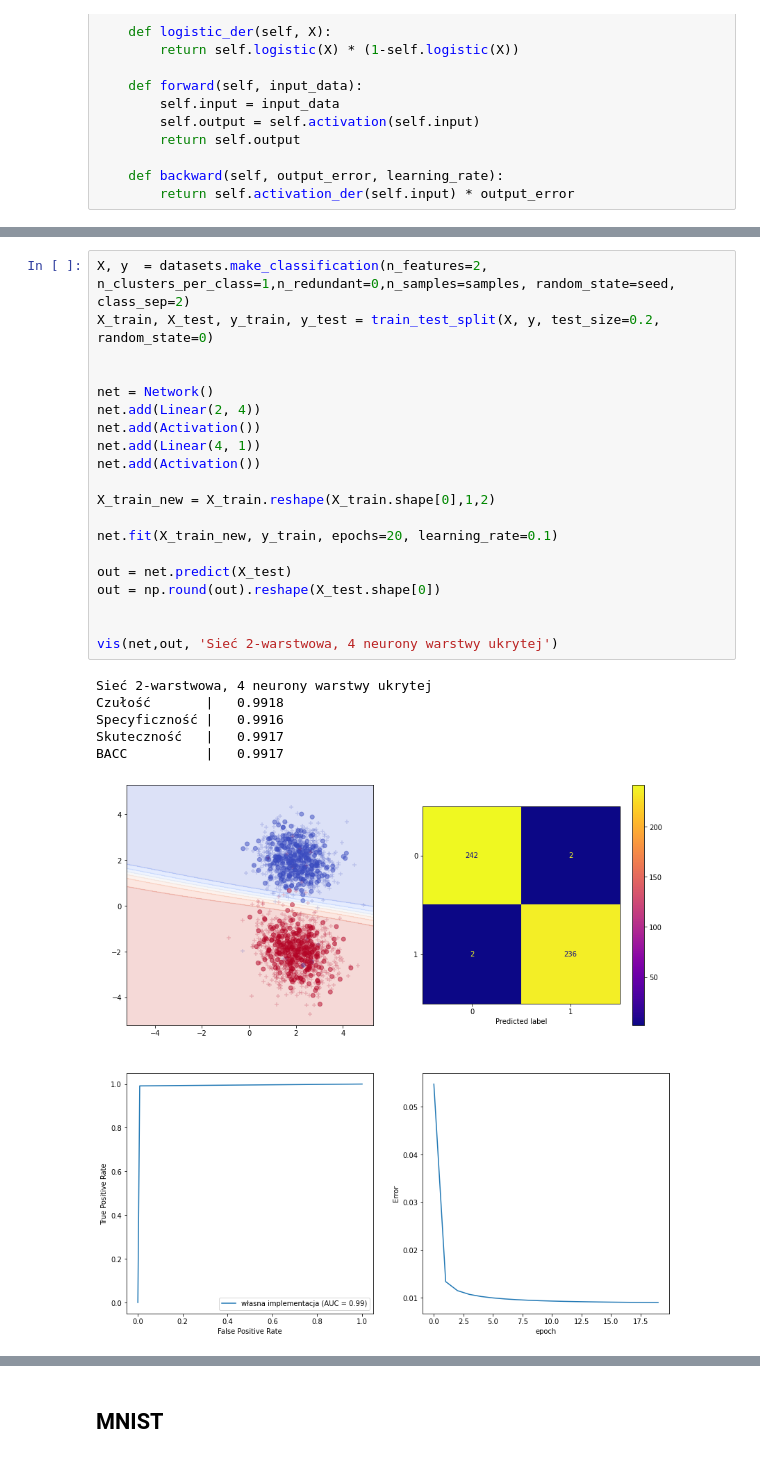
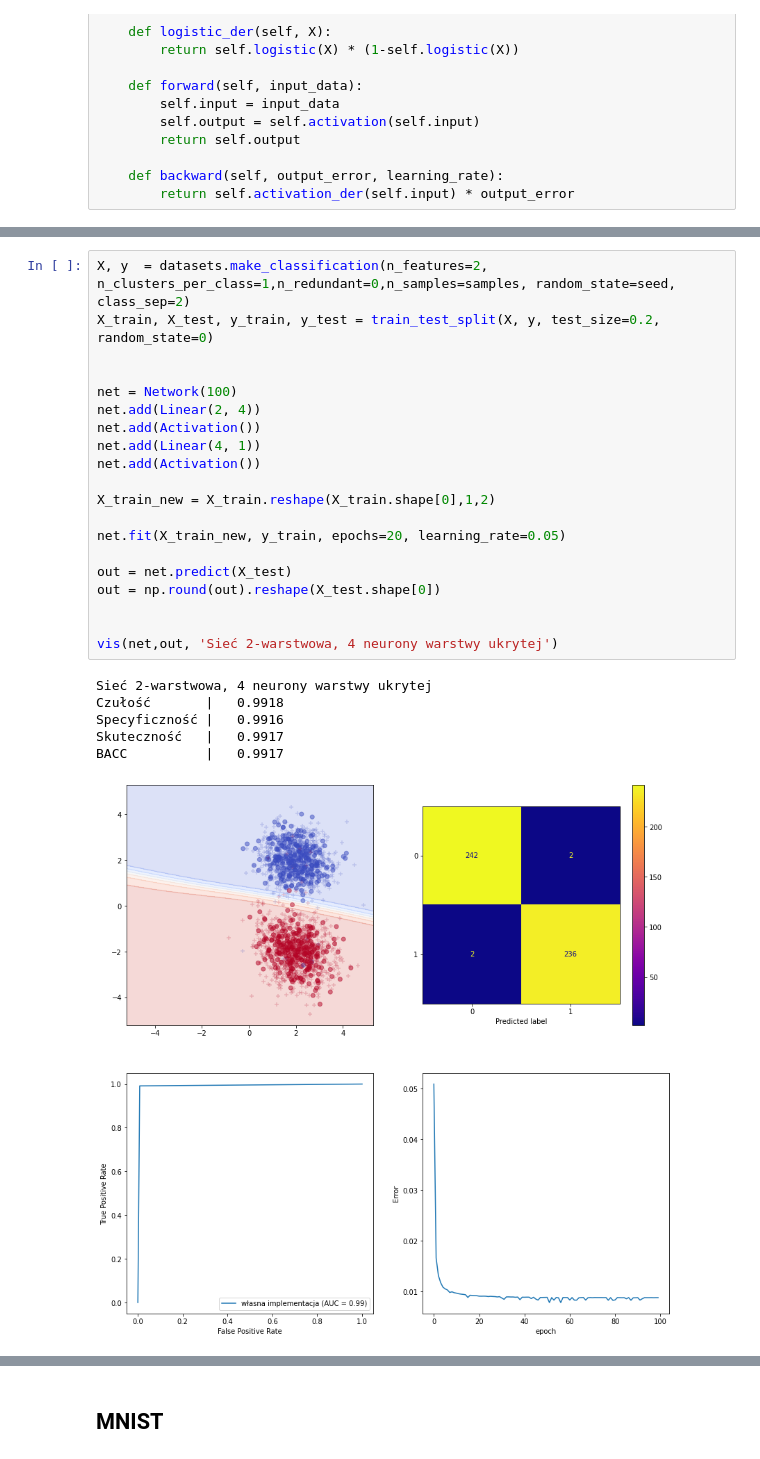
Before and after one commit to rafalbalcerzak/pum, a Jupyter notebook: pum8-siec_neuronowa/pum8-siec_neuronowa.ipynb, the cells around one changed output, grey strips where cells are left out. Saved outputs shown, nothing was run; the diff lists cells and outputs as text.

```diff
--- a/pum8-siec_neuronowa/pum8-siec_neuronowa.ipynb
+++ b/pum8-siec_neuronowa/pum8-siec_neuronowa.ipynb
@@ -162,30 +167,30 @@ class Network:
 # %%
 X, y  = datasets.make_classification(n_features=2, n_clusters_per_class=1,n_redundant=0,n_samples=samples, random_state=seed, class_sep=2)
 X_train, X_test, y_train, y_test = train_test_split(X, y, test_size=0.2, random_state=0)
 
 
-net = Network()
+net = Network(100)
 net.add(Linear(2, 4))
 net.add(Activation())
 net.add(Linear(4, 1))
 net.add(Activation())
 
 X_train_new = X_train.reshape(X_train.shape[0],1,2)
 
-net.fit(X_train_new, y_train, epochs=20, learning_rate=0.1)
+net.fit(X_train_new, y_train, epochs=20, learning_rate=0.05)
 
 out = net.predict(X_test)
 out = np.round(out).reshape(X_test.shape[0])
 
 
 vis(net,out, 'Sieć 2-warstwowa, 4 neurony warstwy ukrytej')
 # %% [output]
 Sieć 2-warstwowa, 4 neurony warstwy ukrytej
 Czułość       |   0.9918
 Specyficzność |   0.9916
 Skuteczność   |   0.9917
 BACC          |   0.9917
-[figure, old version]
+[figure, new version]
 # %%
 moons, moons_c = datasets.make_moons(n_samples=samples, noise = 0.2, random_state=seed)
 X_train, X_test, y_train, y_test = train_test_split(moons, moons_c, test_size=0.2, random_state=0)
```
Also changed, not shown: parts of 10 cells of this notebook, 2 other files.
